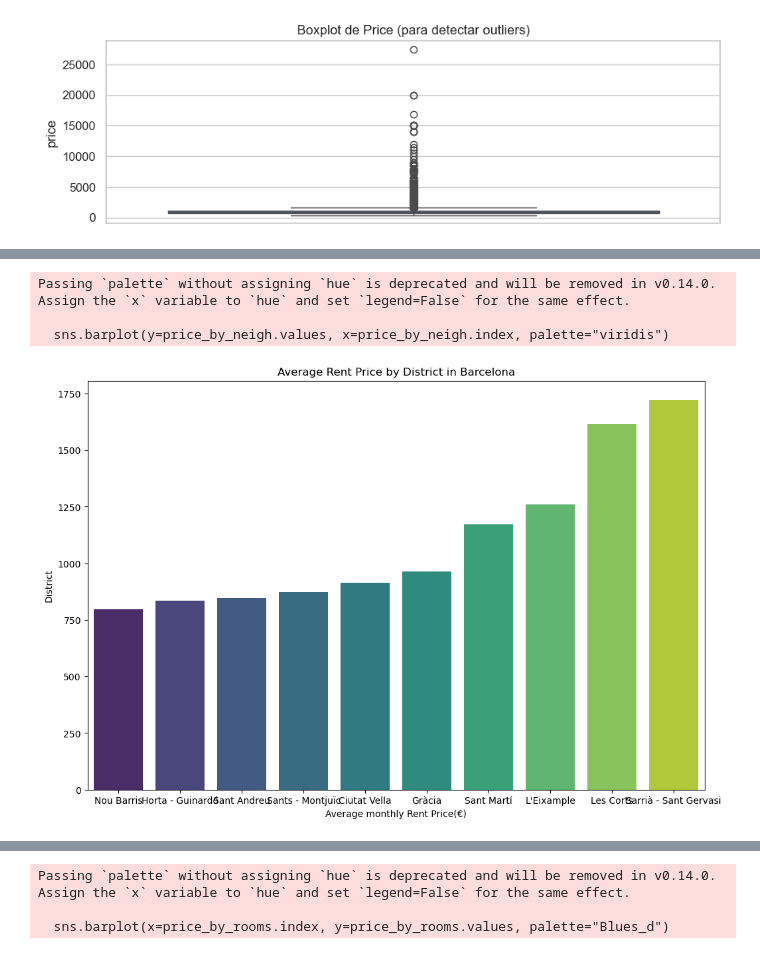
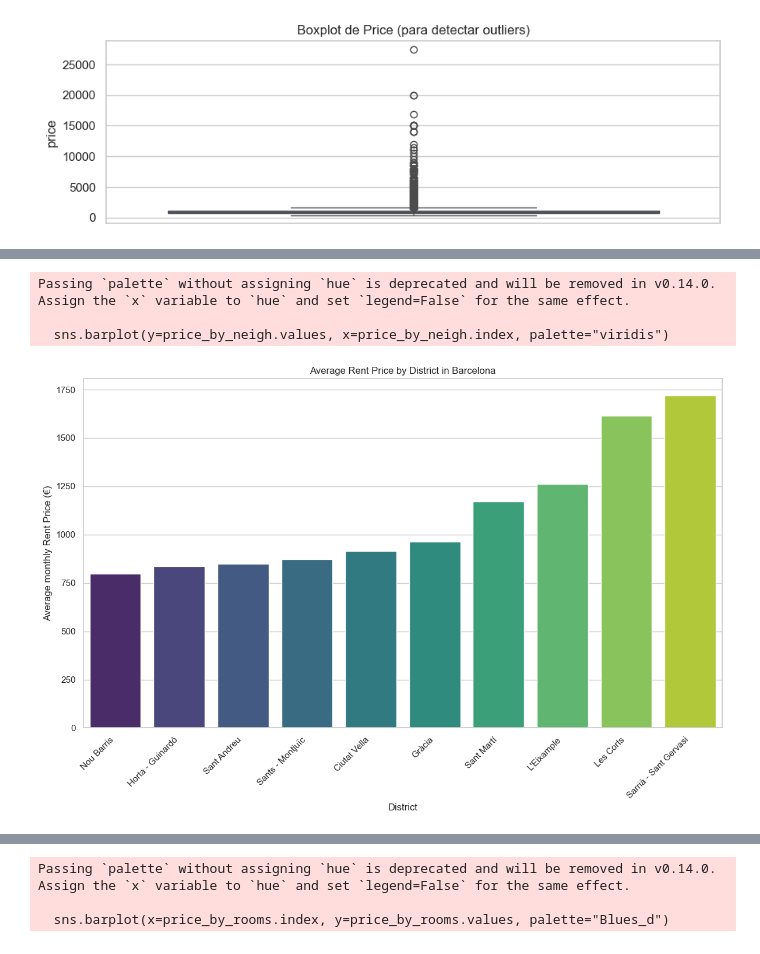
Before and after one commit to arboldeku/rentingciutatvella, a Jupyter notebook: Code/edarentingbcn.ipynb, the cells around one changed output, grey strips where cells are left out. Drawn from its saved outputs; the diff is of its cells as text; code cells hidden in the pictures.

```diff
--- a/Code/edarentingbcn.ipynb
+++ b/Code/edarentingbcn.ipynb
@@ -413,18 +413,23 @@ plt.show()
 # %%
 # Precio medio según barrio (neighborhood)
 price_by_neigh = df_barcelona.groupby('district')['price'].mean().sort_values()
 
 plt.figure(figsize=(12, 8))
 sns.barplot(y=price_by_neigh.values, x=price_by_neigh.index, palette="viridis")
 plt.title('Average Rent Price by District in Barcelona')
-plt.xlabel('Average monthly Rent Price(€)')
-plt.ylabel('District')
+plt.xlabel('District')
+plt.ylabel('Average monthly Rent Price (€)')
+
+# Rotar etiquetas del eje X
+plt.xticks(rotation=45, ha='right')
+
+plt.tight_layout()
 plt.show()
 # %% [output]
 Passing `palette` without assigning `hue` is deprecated and will be removed in v0.14.0. Assign the `x` variable to `hue` and set `legend=False` for the same effect.
 
   sns.barplot(y=price_by_neigh.values, x=price_by_neigh.index, palette="viridis")
-[figure, old version]
+[figure, new version]
 # %%
 # Gráfico de boxplot para ver la distribución del precio por distrito y detectar outliers
 # Configurar el tamaño del gráfico
```
Also changed, not shown: parts of 8 cells of this notebook, 6 other files.
